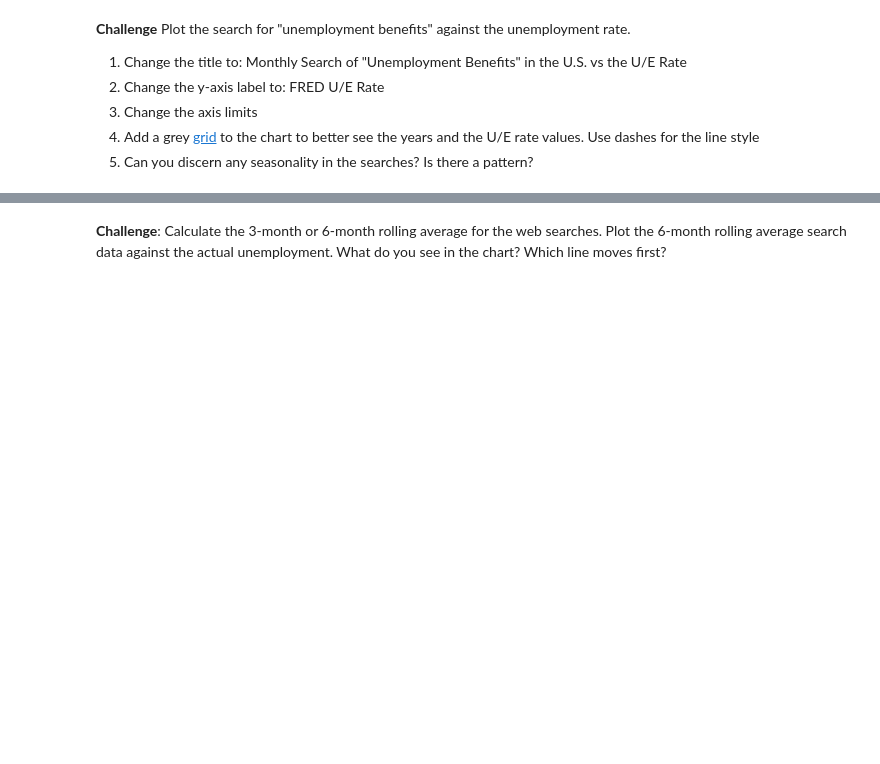
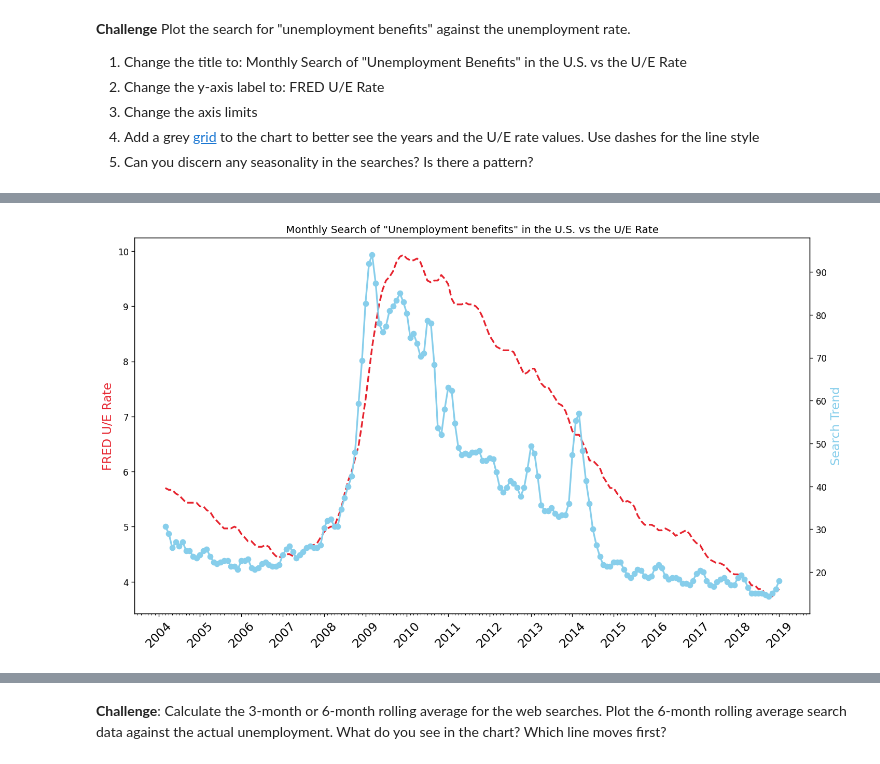
Before and after one commit to jzfrank/python-pro-100, a Jupyter notebook: day-74-resampling-and-visualize-ts/Google Trends Data Viz (start)/Google Trends and Data Visualisation (start).ipynb, the cells around one changed output, grey strips where cells are left out. Cells and saved outputs as stored; diff of their text form; code cells hidden in the pictures; blank space fills up the shorter version.

```diff
--- a/day-74-resampling-and-visualize-ts/Google Trends Data Viz (start)/Google Trends and Data Visualisation (start).ipynb
+++ b/day-74-resampling-and-visualize-ts/Google Trends Data Viz (start)/Google Trends and Data Visualisation (start).ipynb
@@ -385,0 +455,28 @@ ax1.xaxis.set_minor_locator(months)
+# %%
+# Create locators for ticks on the time axis
+plt.figure(figsize=(14, 8), dpi=120)
+plt.xticks(rotation=45, fontsize=14)
+plt.title("Monthly Search of \"Unemployment benefits\" in the U.S. vs the U/E Rate")
+
+
+ax1 = plt.gca()
+ax2 = ax1.twinx()
+
+ax1.plot(df_unemployment["date"], df_unemployment["UNRATE"].rolling(3).mean(), color="#E6232E", linewidth=2, linestyle="--")
+ax2.plot(df_unemployment["date"], df_unemployment["UE_BENEFITS_WEB_SEARCH"].rolling(3).mean(), color="skyblue", linewidth=2, marker="o")
+
+ax1.xaxis.set_major_locator(years)
+ax1.xaxis.set_major_formatter(years_fmt)
+ax1.xaxis.set_minor_locator(months)
+
+# ax1.set_ylim(0, 15000)
+# ax1.set_xlim([df_btc_monthly.index.min(), df_btc_monthly.index.max()])
+
+ax1.set_ylabel("FRED U/E Rate", color="#E6232E", fontsize=14)
+ax2.set_ylabel("Search Trend", color="skyblue", fontsize=14)
+
+ax1.xaxis.set_major_locator(years)
+ax1.xaxis.set_major_formatter(years_fmt)
+ax1.xaxis.set_minor_locator(months)
+# %% [output]
+[figure, added]
```
Also changed, not shown: parts of 11 cells of this notebook, 1 other file.
